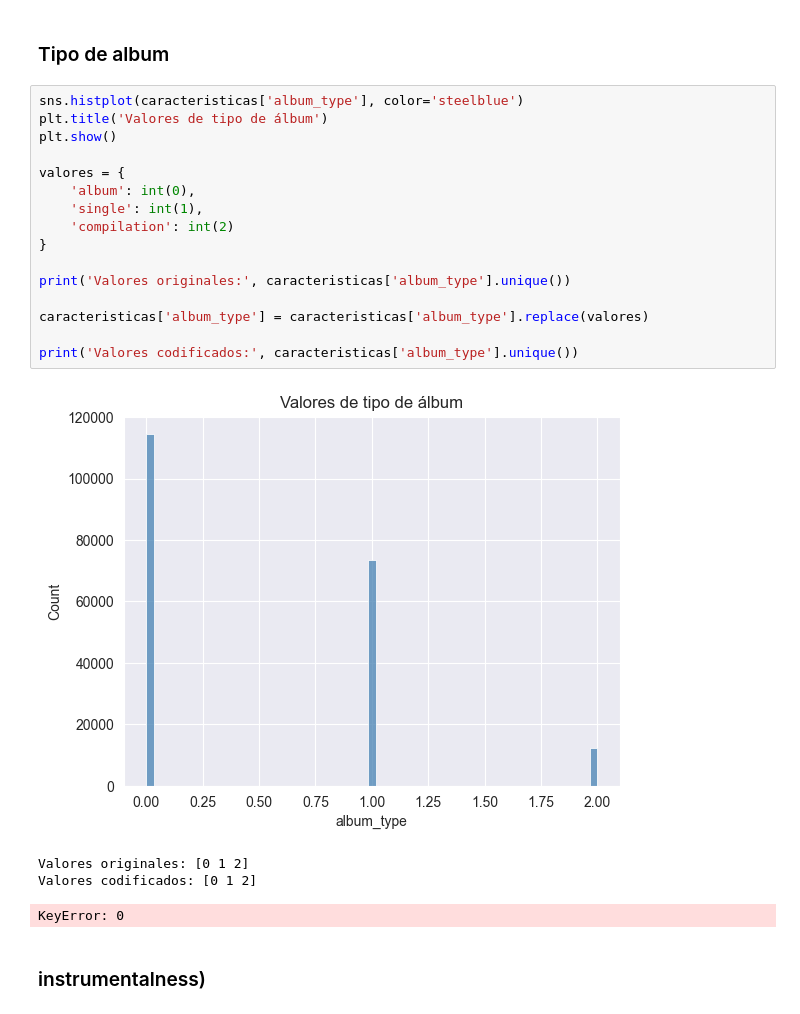
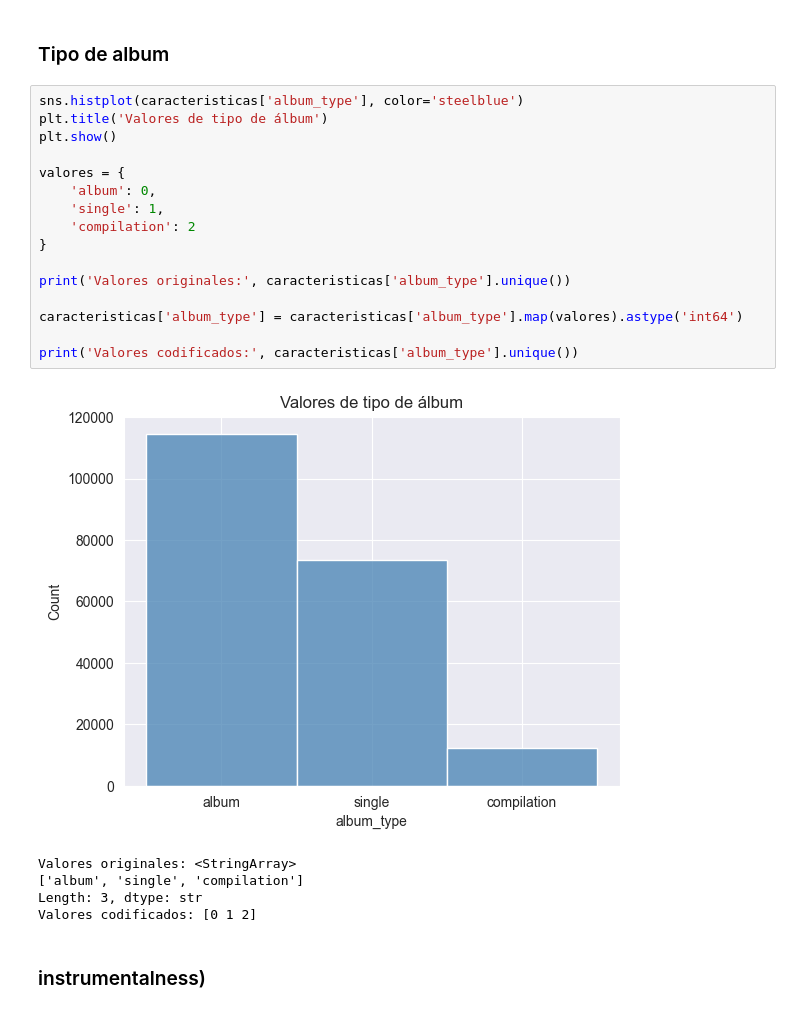
Before and after one commit to gamerOZZY/Data_Analisis_Spotify, a Jupyter notebook: unestructured_analisis/predicciones.ipynb, the cells around one changed output. Saved outputs shown, nothing was run; the diff lists cells and outputs as text.

```diff
--- a/unestructured_analisis/predicciones.ipynb
+++ b/unestructured_analisis/predicciones.ipynb
@@ -116,24 +116,25 @@ Porcentaje de valores mayores o iguales a 0.5: 36.28%
 # %%
 sns.histplot(caracteristicas['album_type'], color='steelblue')
 plt.title('Valores de tipo de álbum')
 plt.show()
 
 valores = {
-    'album': int(0),
-    'single': int(1),
-    'compilation': int(2)
+    'album': 0,
+    'single': 1,
+    'compilation': 2
 }
 
 print('Valores originales:', caracteristicas['album_type'].unique())
 
-caracteristicas['album_type'] = caracteristicas['album_type'].replace(valores)
+caracteristicas['album_type'] = caracteristicas['album_type'].map(valores).astype('int64')
 
 print('Valores codificados:', caracteristicas['album_type'].unique())
 # %% [output]
-[figure, old version]
+[figure, new version]
-Valores originales: [0 1 2]
+Valores originales: <StringArray>
+['album', 'single', 'compilation']
+Length: 3, dtype: str
 Valores codificados: [0 1 2]
-KeyError: 0
 # %% [markdown]
 ### instrumentalness)
 # %%
```
Also changed, not shown: parts of 2 cells of this notebook.
